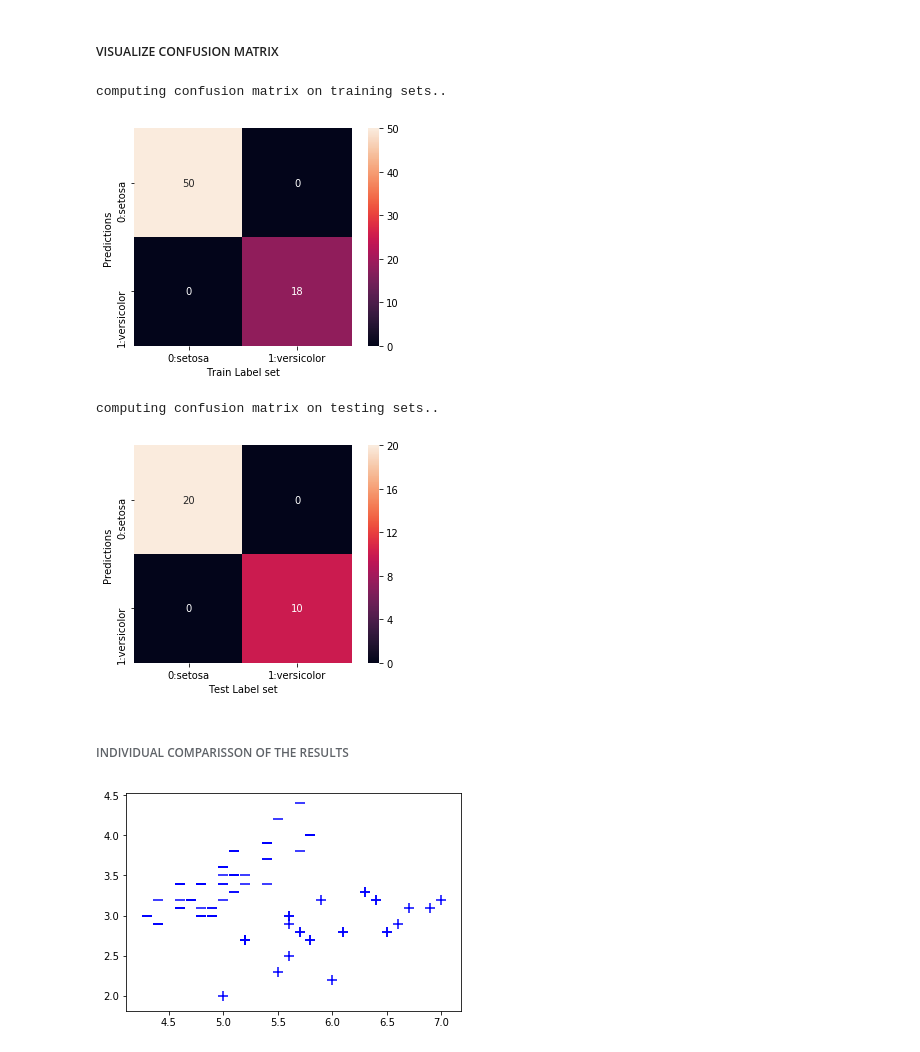
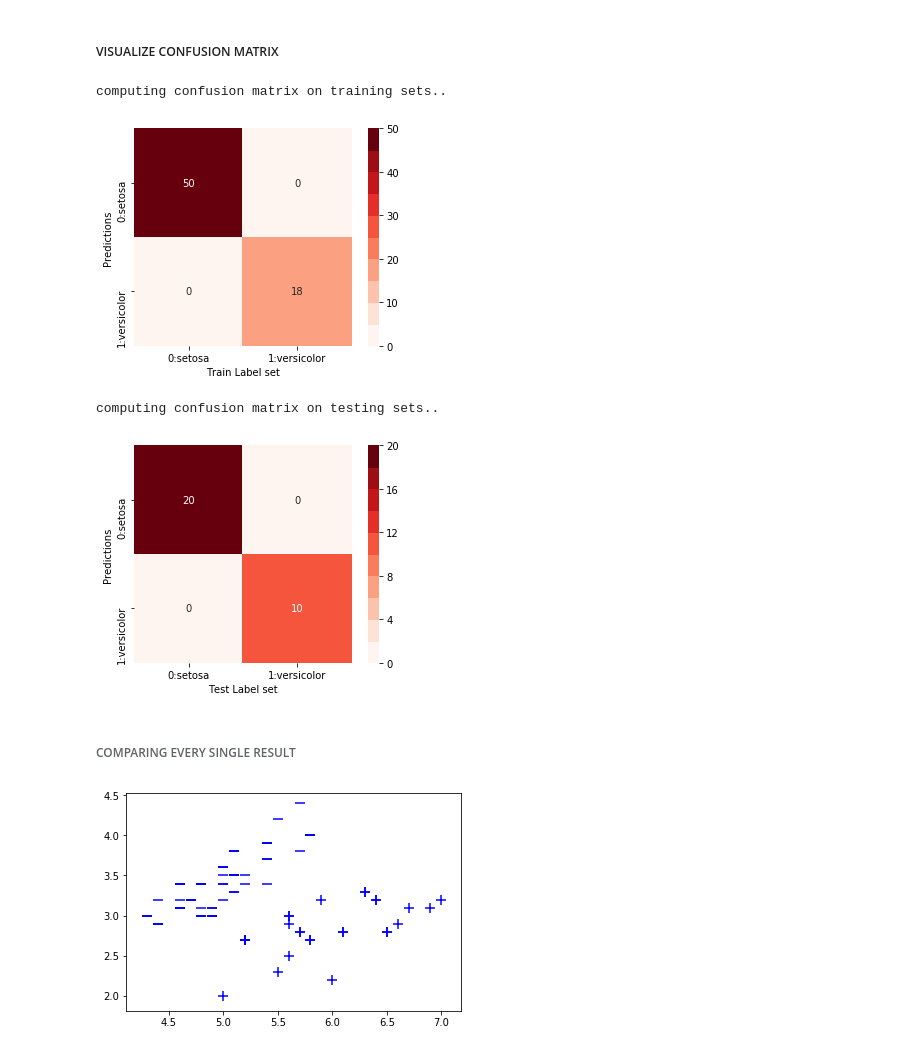
Before and after one commit to igerardoh/perceptron-learning-algorithm, a Jupyter notebook: perceptron-classifier.ipynb, the cells around one changed output. Saved outputs shown, nothing was run; the diff lists cells and outputs as text; code cells hidden in the pictures.

```diff
--- a/perceptron-classifier.ipynb
+++ b/perceptron-classifier.ipynb
@@ -155,38 +153,41 @@ plt.show()
 # %%
 import seaborn as sns
 from sklearn.metrics import confusion_matrix
+
+# this will make the plot better-looking
+cmap = cmap=plt.cm.get_cmap('Reds', 10)
 
 # create a confusion matrix for training set
 print('computing confusion matrix on training sets..')
 matrix_labels = ['0:setosa', '1:versicolor']
 train_predictions = [clf.predict(item) for item in X_train]
 mat = confusion_matrix(y_train, train_predictions)
 sns.heatmap(mat.T, square=True, annot=True, fmt='d',
             cbar=True, xticklabels=matrix_labels,
-            yticklabels=matrix_labels)
+            yticklabels=matrix_labels, cmap=cmap)
 
 plt.xlabel('Train Label set')
 plt.ylabel('Predictions')
 plt.show()
 
 # create a confusion matrix for testing set
 print('computing confusion matrix on testing sets..')
 matrix_labels = ['0:setosa', '1:versicolor']
 test_predictions = [clf.predict(item) for item in X_test]
 mat = confusion_matrix(y_test, test_predictions)
 sns.heatmap(mat.T, square=True, annot=True, fmt='d',
             cbar=True, xticklabels=matrix_labels,
-            yticklabels=matrix_labels)
+            yticklabels=matrix_labels, cmap=cmap)
 
 plt.xlabel('Test Label set')
 plt.ylabel('Predictions')
 plt.show()
 # %% [output]
 computing confusion matrix on training sets..
-[figure, old version]
+[figure, new version]
 computing confusion matrix on testing sets..
-[figure, old version]
+[figure, new version]
-# %% [markdown]
-###### INDIVIDUAL COMPARISSON OF THE RESULTS
+# %% [markdown]
+###### COMPARING EVERY SINGLE RESULT
 # %%
 for i, point in enumerate(data):
```
Also changed, not shown: parts of 6 cells of this notebook.
